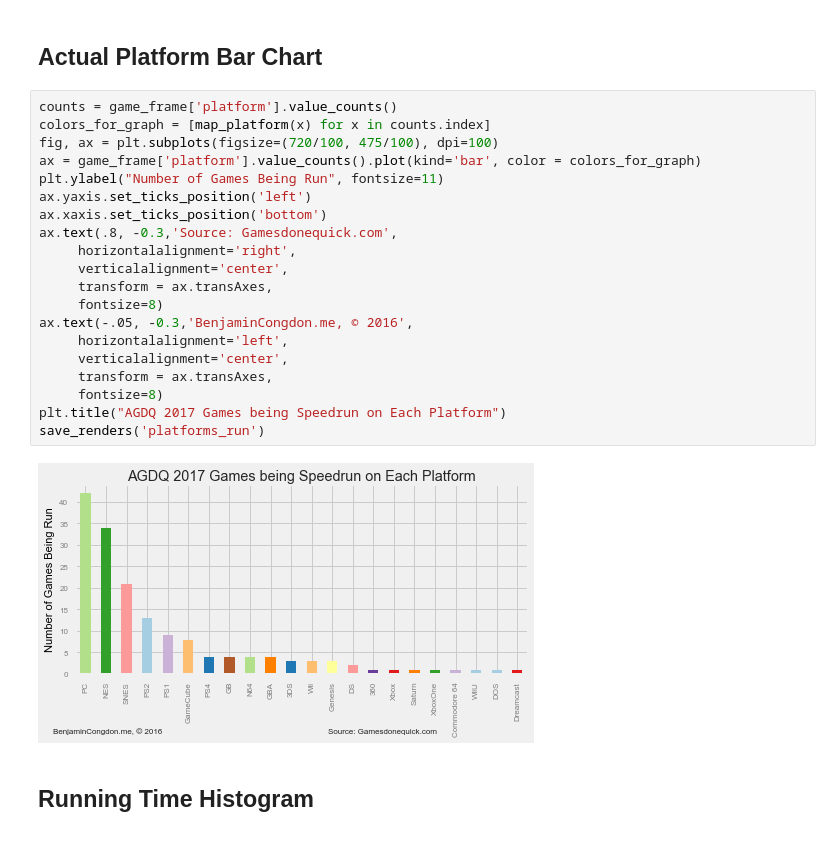
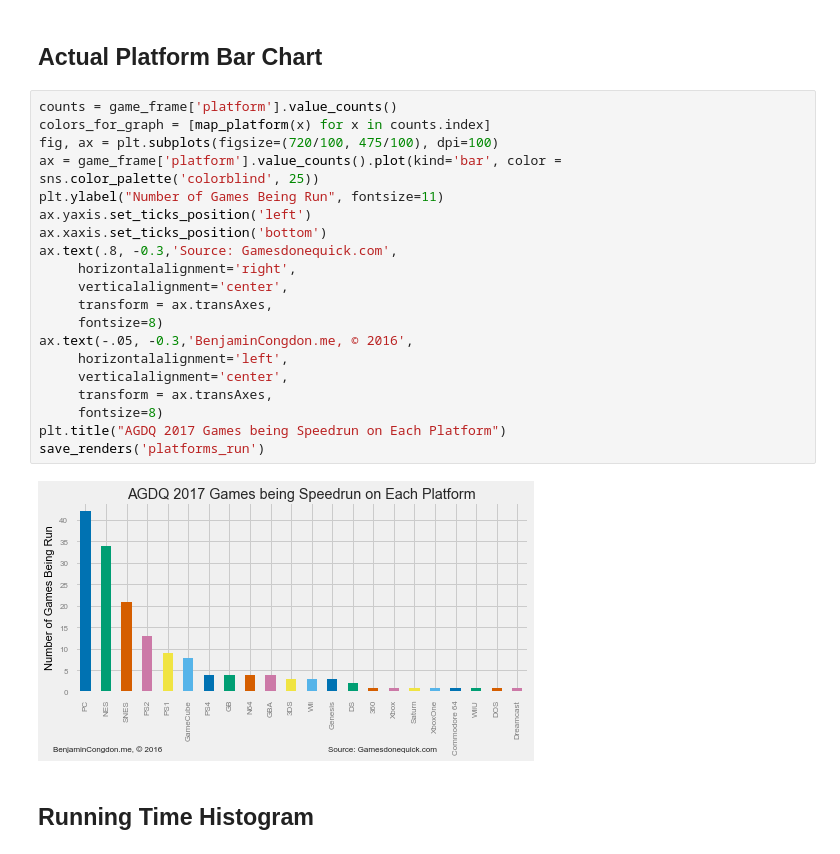
Before and after one commit to bcongdon/agdq-2017-schedule-analysis, a Jupyter notebook: AGDQ-2017-Schedule-Analysis.ipynb, the cells around one changed output. Drawn from its saved outputs; the diff is of its cells as text.

```diff
--- a/AGDQ-2017-Schedule-Analysis.ipynb
+++ b/AGDQ-2017-Schedule-Analysis.ipynb
@@ -209,25 +209,25 @@ save_renders('running_time_v_release_date')
 # %%
 counts = game_frame['platform'].value_counts()
 colors_for_graph = [map_platform(x) for x in counts.index]
 fig, ax = plt.subplots(figsize=(720/100, 475/100), dpi=100)
-ax = game_frame['platform'].value_counts().plot(kind='bar', color = colors_for_graph)
+ax = game_frame['platform'].value_counts().plot(kind='bar', color = sns.color_palette('colorblind', 25))
 plt.ylabel("Number of Games Being Run", fontsize=11)
 ax.yaxis.set_ticks_position('left')
 ax.xaxis.set_ticks_position('bottom')
 ax.text(.8, -0.3,'Source: Gamesdonequick.com',
      horizontalalignment='right',
      verticalalignment='center',
      transform = ax.transAxes,
      fontsize=8)
 ax.text(-.05, -0.3,'BenjaminCongdon.me, © 2016',
      horizontalalignment='left',
      verticalalignment='center',
      transform = ax.transAxes,
      fontsize=8)
 plt.title("AGDQ 2017 Games being Speedrun on Each Platform")
 save_renders('platforms_run')
 # %% [output]
-[figure, old version]
+[figure, new version]
 # %% [markdown]
 ## Running Time Histogram
 # %%
```
Also changed, not shown: parts of 2 cells of this notebook, 6 other files.
